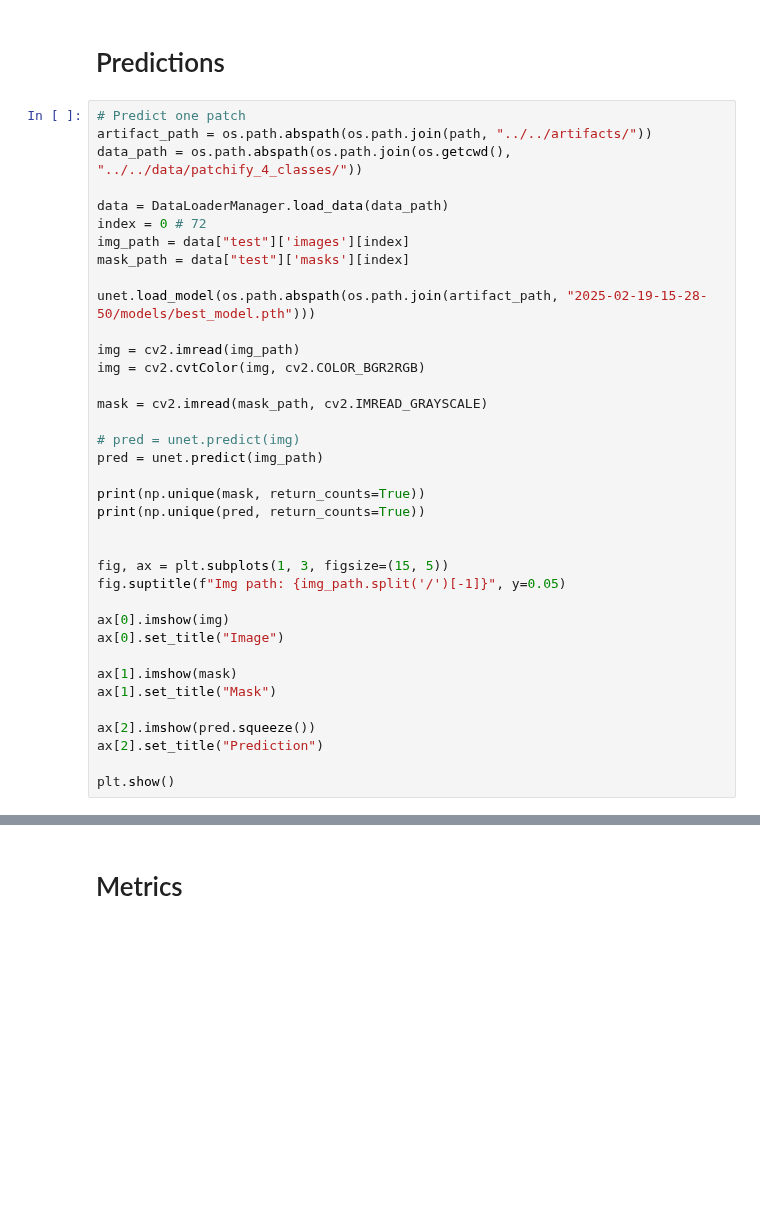
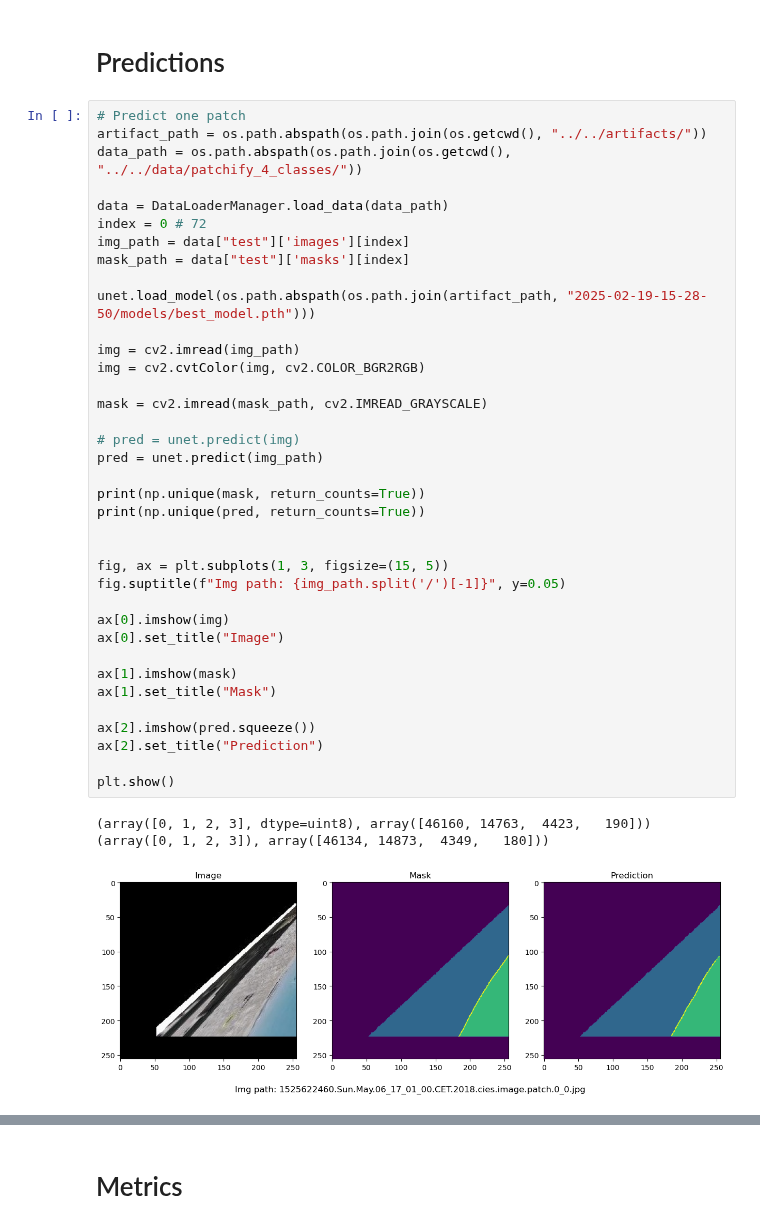
Before and after one commit to OliverJosep/Shoreline-extraction, a Jupyter notebook: notebooks/models/04_UNet_4_classes.ipynb, the cells around one changed output, grey strips where cells are left out. Drawn from its saved outputs; the diff is of its cells as text; blank space fills up the shorter version.

```diff
--- a/notebooks/models/04_UNet_4_classes.ipynb
+++ b/notebooks/models/04_UNet_4_classes.ipynb
@@ -51,7 +51,7 @@ artifact_path = os.path.abspath(os.path.join(path, "../../artifacts/"))
 # Predictions
 # %%
 # Predict one patch
-artifact_path = os.path.abspath(os.path.join(path, "../../artifacts/"))
+artifact_path = os.path.abspath(os.path.join(os.getcwd(), "../../artifacts/"))
 data_path = os.path.abspath(os.path.join(os.getcwd(), "../../data/patchify_4_classes/"))
 
 data = DataLoaderManager.load_data(data_path)
@@ -59,32 +59,36 @@ index = 0 # 72
 img_path = data["test"]['images'][index]
 mask_path = data["test"]['masks'][index]
 
 unet.load_model(os.path.abspath(os.path.join(artifact_path, "2025-02-19-15-28-50/models/best_model.pth")))
 
 img = cv2.imread(img_path)
 img = cv2.cvtColor(img, cv2.COLOR_BGR2RGB)
 
 mask = cv2.imread(mask_path, cv2.IMREAD_GRAYSCALE)
 
 # pred = unet.predict(img)
 pred = unet.predict(img_path)
 
 print(np.unique(mask, return_counts=True))
 print(np.unique(pred, return_counts=True))
 
 
 fig, ax = plt.subplots(1, 3, figsize=(15, 5))
 fig.suptitle(f"Img path: {img_path.split('/')[-1]}", y=0.05)
 
 ax[0].imshow(img)
 ax[0].set_title("Image")
 
 ax[1].imshow(mask)
 ax[1].set_title("Mask")
 
 ax[2].imshow(pred.squeeze())
 ax[2].set_title("Prediction")
 
 plt.show()
+# %% [output]
+(array([0, 1, 2, 3], dtype=uint8), array([46160, 14763,  4423,   190]))
+(array([0, 1, 2, 3]), array([46134, 14873,  4349,   180]))
+[figure, added]
 # %%
 # Predict the full image
```
Also changed, not shown: parts of 3 cells of this notebook, 2 other files.
